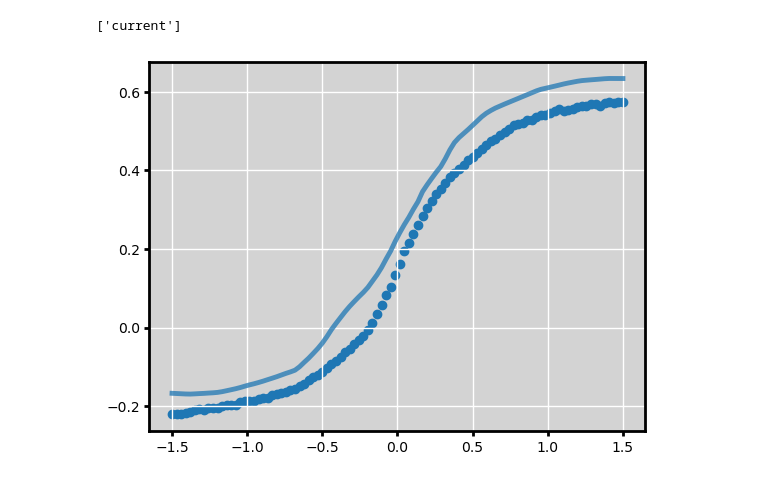
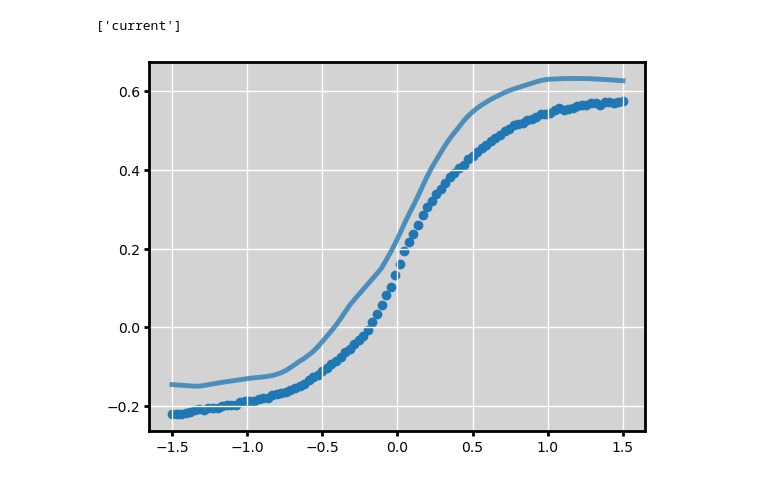
Before and after one commit to jwass1997/kmc_project, a Jupyter notebook: scripts/python_scripts/surrogate_testing.ipynb, the cells around one changed output. Drawn from its saved outputs; the diff is of its cells as text; code cells hidden in the pictures.

```diff
--- a/scripts/python_scripts/surrogate_testing.ipynb
+++ b/scripts/python_scripts/surrogate_testing.ipynb
@@ -53,41 +53,42 @@ class NeuralNet(nn.Module):
 # %%
 in_features = 8
 out_features = 1
-hidden_dim = 64
-num_layers = 6
+hidden_dim = 90
+num_layers = 5
 
 model = NeuralNet(in_features=in_features, out_features=out_features, hidden_dim=hidden_dim, num_layers=num_layers)
 
-state_dict = torch.load(f="../../surrogate_model.pth", map_location=torch.device("cpu"))
+state_dict = torch.load(f="../../SM_num_layers=5_hd=90_0.pth", map_location=torch.device("cpu"))
 model.load_state_dict(state_dict=state_dict)
 model.eval()
 
 sim_curve = np.load("/gpfs/bwfor/work/ws/hd_gy283-my_data/test_folder/test_file_7001.npz")
+print(sim_curve.files)
 vs_ = torch.linspace(-1.5, 1.5, 50)
 
 n = 100
 vs = torch.linspace(-1.5, 1.5, n)
 
 x = torch.tensor([0.0, 0.0, 0.5, -1.3, 0.7, -0.1, 0.8, 1.2])
 control_volts = x.unsqueeze(0).repeat(n, 1)
 control_volts[:, 1] = vs
 
 out = model(control_volts)
 
 plot_kwargs = {
     "lw": 3.5,
     "alpha": 0.75
 }
 plt.scatter(vs, sim_curve["current"])
 plt.plot(vs, out.detach(), **plot_kwargs, zorder=3)
 ax = plt.gca()
 ax.grid(True)
 ax.set_facecolor("lightgrey")
 ax.xaxis.grid(color="w", lw=1.)
 ax.yaxis.grid(color="w", lw=1.)
 ax.xaxis.set_tick_params(width=2)
 ax.yaxis.set_tick_params(width=2)
 ax.spines[['top', 'bottom', 'right', 'left']].set_linewidth(2)
 # %% [output]
 ['current']
-[figure, old version]
+[figure, new version]
```
Also changed, not shown: 11 other files.
